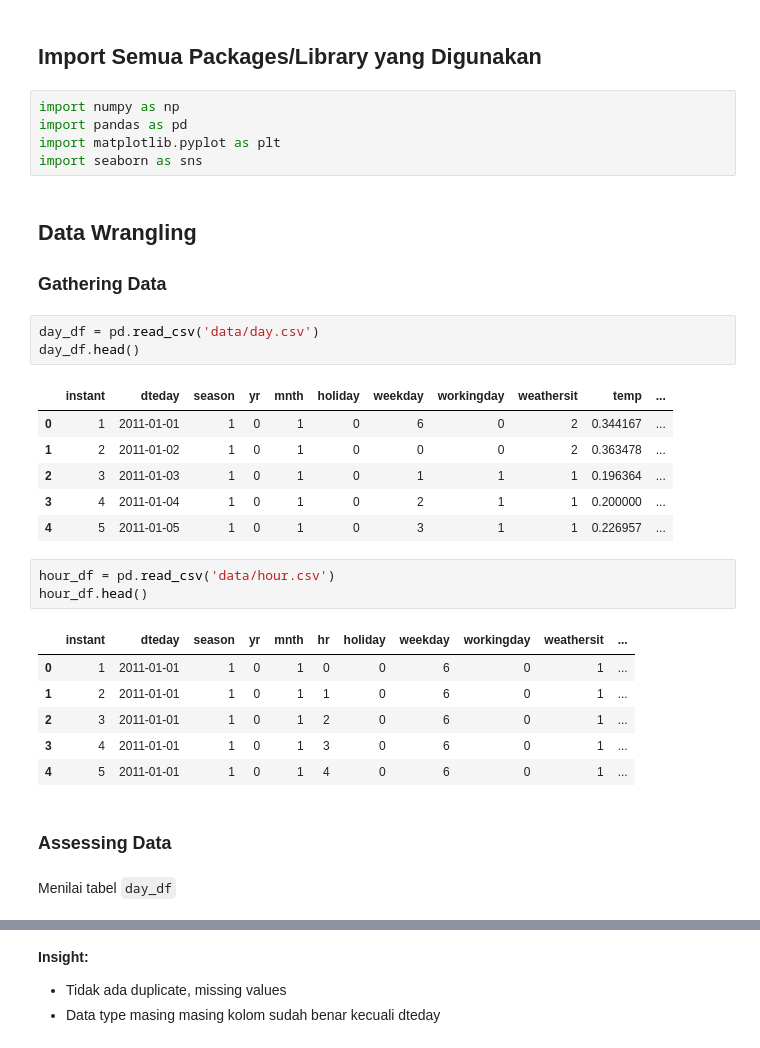
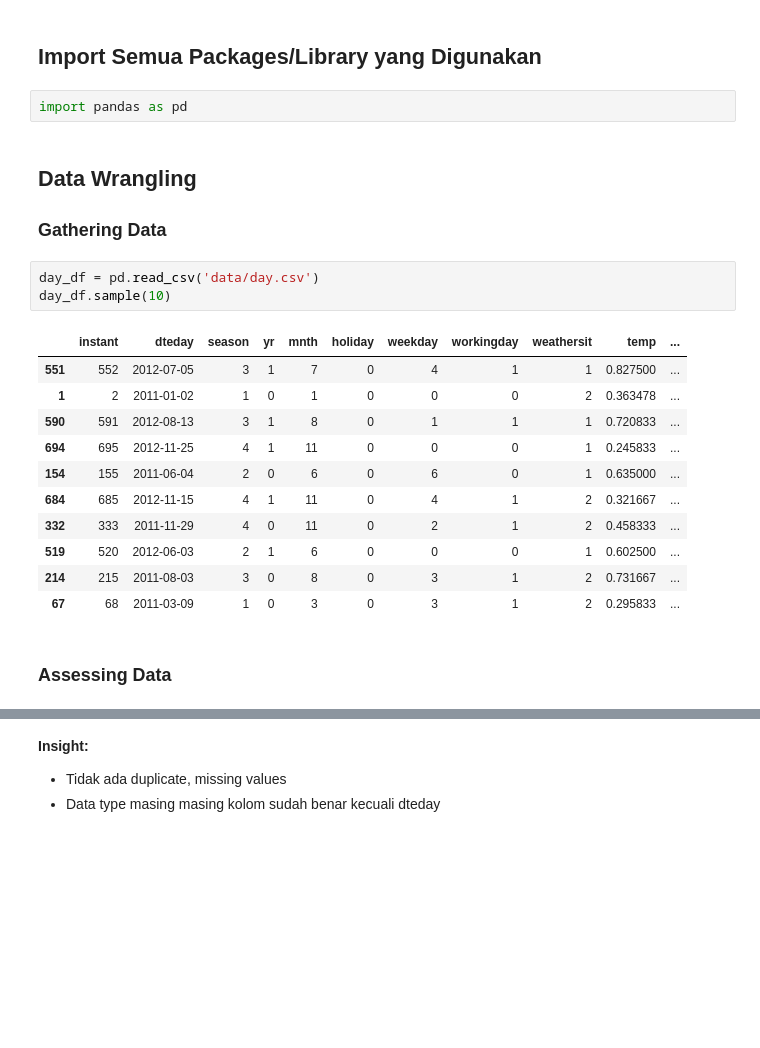
Before and after one commit to codewithnathan/bike_sharing, a Jupyter notebook: notebook.ipynb, the cells around one changed output, grey strips where cells are left out. Drawn from its saved outputs; the diff is of its cells as text; blank space fills up the shorter version.

```diff
--- a/notebook.ipynb
+++ b/notebook.ipynb
@@ -9,35 +9,25 @@
 - Bagaimana setiap season mempengaruhi jumlah user?
 # %% [markdown]
 ## Import Semua Packages/Library yang Digunakan
-# %%
-import numpy as np
-import pandas as pd
-import matplotlib.pyplot as plt
-import seaborn as sns
+# %%
+import pandas as pd
 # %% [markdown]
 ## Data Wrangling
 ### Gathering Data
 # %%
 day_df = pd.read_csv('data/day.csv')
-day_df.head()
+day_df.sample(10)
 # %% [output]
 |  | instant | dteday | season | yr | mnth | holiday | weekday | workingday | weathersit | temp | ... |
-| 0 | 1 | 2011-01-01 | 1 | 0 | 1 | 0 | 6 | 0 | 2 | 0.344167 | ... |
+| 551 | 552 | 2012-07-05 | 3 | 1 | 7 | 0 | 4 | 1 | 1 | 0.827500 | ... |
 | 1 | 2 | 2011-01-02 | 1 | 0 | 1 | 0 | 0 | 0 | 2 | 0.363478 | ... |
-| 2 | 3 | 2011-01-03 | 1 | 0 | 1 | 0 | 1 | 1 | 1 | 0.196364 | ... |
-| 3 | 4 | 2011-01-04 | 1 | 0 | 1 | 0 | 2 | 1 | 1 | 0.200000 | ... |
-| 4 | 5 | 2011-01-05 | 1 | 0 | 1 | 0 | 3 | 1 | 1 | 0.226957 | ... |
+| 590 | 591 | 2012-08-13 | 3 | 1 | 8 | 0 | 1 | 1 | 1 | 0.720833 | ... |
+| 694 | 695 | 2012-11-25 | 4 | 1 | 11 | 0 | 0 | 0 | 1 | 0.245833 | ... |
+| 154 | 155 | 2011-06-04 | 2 | 0 | 6 | 0 | 6 | 0 | 1 | 0.635000 | ... |
+| 684 | 685 | 2012-11-15 | 4 | 1 | 11 | 0 | 4 | 1 | 2 | 0.321667 | ... |
+| 332 | 333 | 2011-11-29 | 4 | 0 | 11 | 0 | 2 | 1 | 2 | 0.458333 | ... |
+| 519 | 520 | 2012-06-03 | 2 | 1 | 6 | 0 | 0 | 0 | 1 | 0.602500 | ... |
+| 214 | 215 | 2011-08-03 | 3 | 0 | 8 | 0 | 3 | 1 | 2 | 0.731667 | ... |
+| 67 | 68 | 2011-03-09 | 1 | 0 | 3 | 0 | 3 | 1 | 2 | 0.295833 | ... |
-# %%
-hour_df = pd.read_csv('data/hour.csv')
-hour_df.head()
-# %% [output]
-|  | instant | dteday | season | yr | mnth | hr | holiday | weekday | workingday | weathersit | ... |
-| 0 | 1 | 2011-01-01 | 1 | 0 | 1 | 0 | 0 | 6 | 0 | 1 | ... |
-| 1 | 2 | 2011-01-01 | 1 | 0 | 1 | 1 | 0 | 6 | 0 | 1 | ... |
-| 2 | 3 | 2011-01-01 | 1 | 0 | 1 | 2 | 0 | 6 | 0 | 1 | ... |
-| 3 | 4 | 2011-01-01 | 1 | 0 | 1 | 3 | 0 | 6 | 0 | 1 | ... |
-| 4 | 5 | 2011-01-01 | 1 | 0 | 1 | 4 | 0 | 6 | 0 | 1 | ... |
 # %% [markdown]
 ### Assessing Data
-# %% [markdown]
-Menilai tabel `day_df`
```
Also changed, not shown: parts of 38 cells of this notebook, 3 other files.
